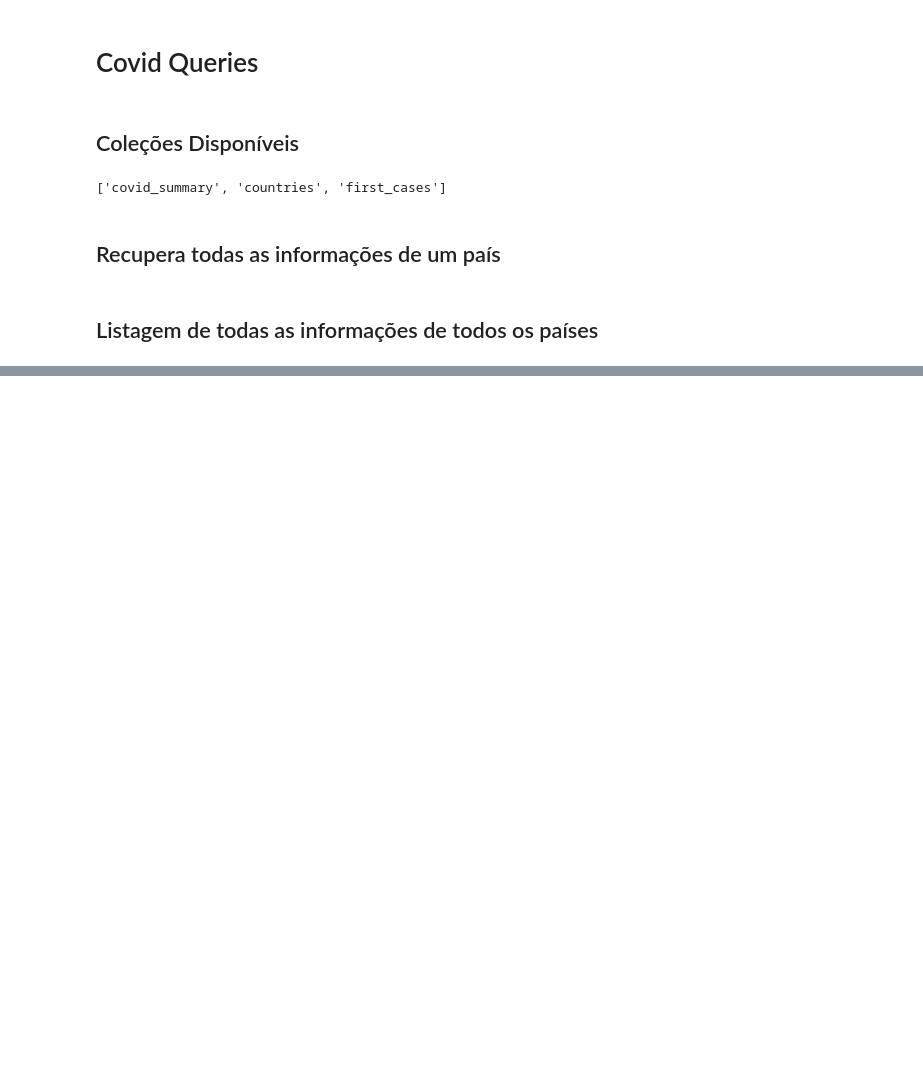
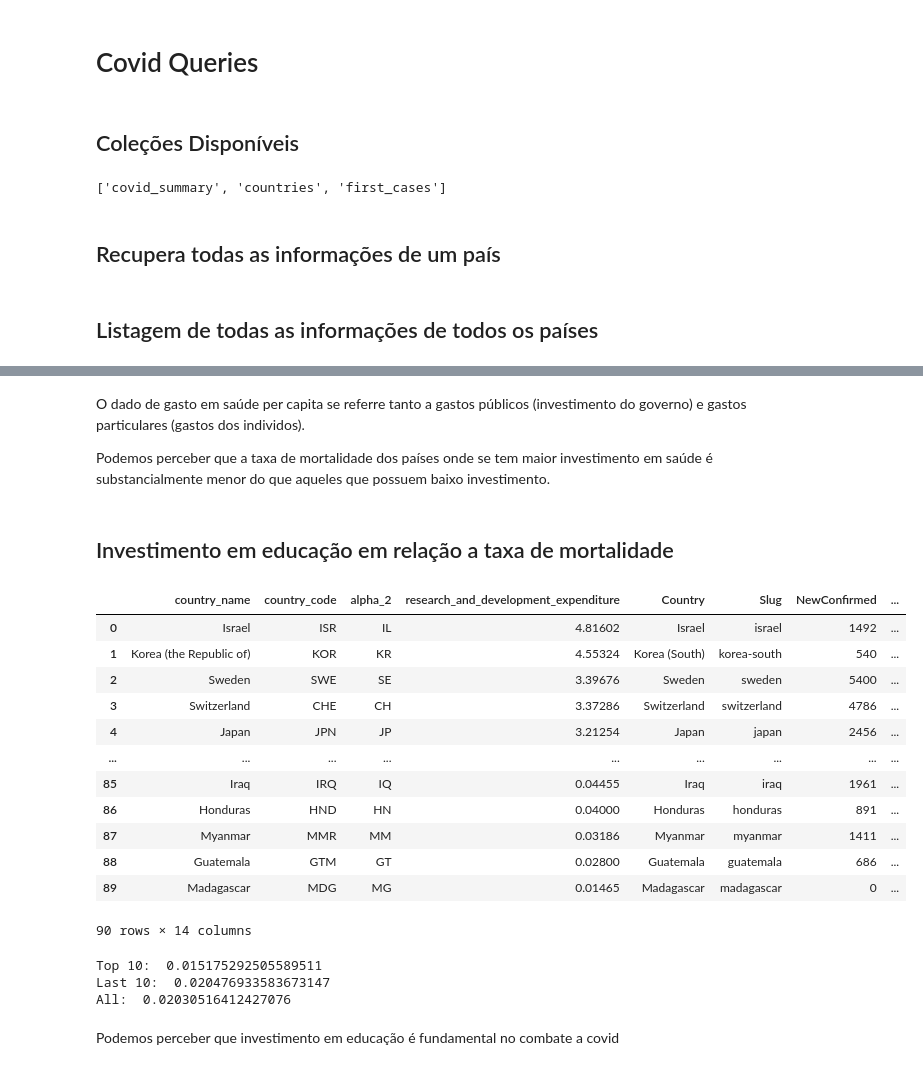
Before and after one commit to leolivrare/MC356-PoltronaDeDados, a Jupyter notebook: stage05/notebooks/WordBank_queries.ipynb, the cells around one changed output, grey strips where cells are left out. Cells and saved outputs as stored; diff of their text form; code cells hidden in the pictures; blank space fills up the shorter version.

```diff
--- a/stage05/notebooks/WordBank_queries.ipynb
+++ b/stage05/notebooks/WordBank_queries.ipynb
@@ -305,0 +548,23 @@ all_countries_covid
+# %% [markdown]
+O dado de gasto em saúde per capita se referre tanto a gastos públicos (investimento do governo) e gastos particulares (gastos dos individos).
+
+Podemos perceber que a taxa de mortalidade dos países onde se tem maior investimento em saúde é substancialmente menor do que aqueles que possuem baixo investimento.
+# %% [markdown]
+## Investimento em educação em relação a taxa de mortalidade
+# %%
+df_reasearch_death = df_research.merge(df_covid_ratio, how="inner", on="alpha_2")
+df_reasearch_death
+# %% [output]
+|  | country_name | country_code | alpha_2 | research_and_development_expenditure | Country | Slug | NewConfirmed | ... |
+| 0 | Israel | ISR | IL | 4.81602 | Israel | israel | 1492 | ... |
+| 1 | Korea (the Republic of) | KOR | KR | 4.55324 | Korea (South) | korea-south | 540 | ... |
+| 2 | Sweden | SWE | SE | 3.39676 | Sweden | sweden | 5400 | ... |
+| 3 | Switzerland | CHE | CH | 3.37286 | Switzerland | switzerland | 4786 | ... |
+| 4 | Japan | JPN | JP | 3.21254 | Japan | japan | 2456 | ... |
+| ... | ... | ... | ... | ... | ... | ... | ... | ... |
+| 85 | Iraq | IRQ | IQ | 0.04455 | Iraq | iraq | 1961 | ... |
+| 86 | Honduras | HND | HN | 0.04000 | Honduras | honduras | 891 | ... |
+| 87 | Myanmar | MMR | MM | 0.03186 | Myanmar | myanmar | 1411 | ... |
+| 88 | Guatemala | GTM | GT | 0.02800 | Guatemala | guatemala | 686 | ... |
+| 89 | Madagascar | MDG | MG | 0.01465 | Madagascar | madagascar | 0 | ... |
+90 rows × 14 columns
@@ -305,0 +575,10 @@ all_countries_covid
+# %%
+print("Top 10: ", top_10_research)
+print("Last 10: ", last_10_research)
+print("All: ", total_research)
+# %% [output]
+Top 10:  0.015175292505589511
+Last 10:  0.020476933583673147
+All:  0.02030516412427076
+# %% [markdown]
+Podemos perceber que investimento em educação é fundamental no combate a covid
```
Also changed, not shown: parts of 31 cells of this notebook.
